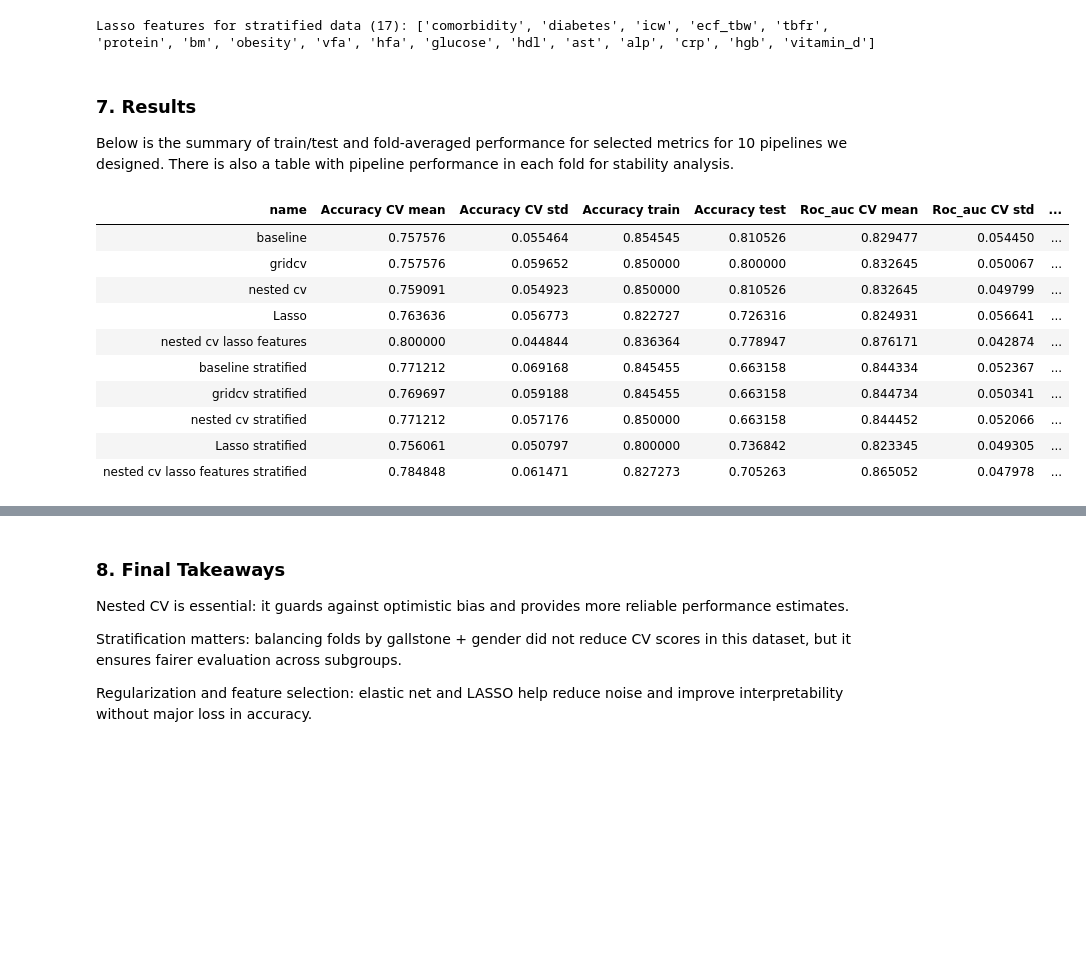
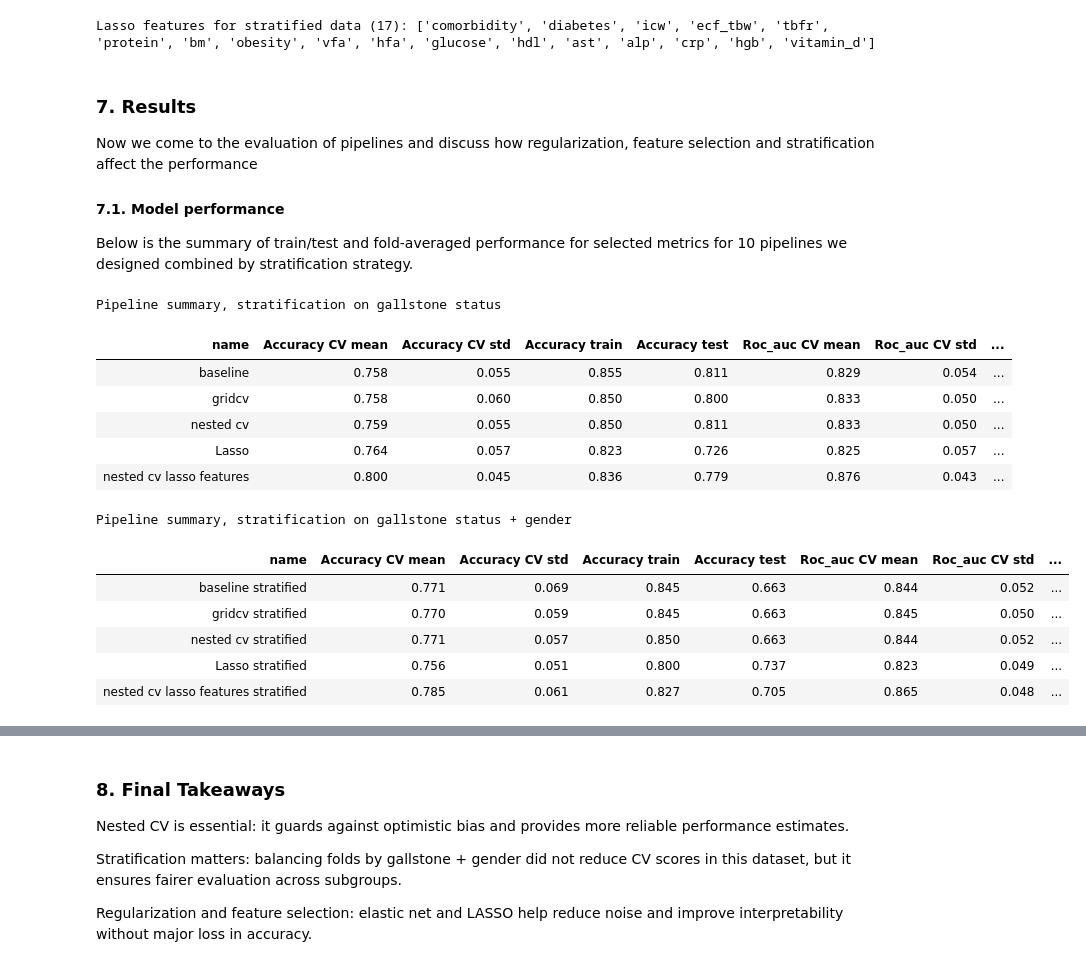
Before and after one commit to AnnaLyamkina/Gallstone-prediction, a Jupyter notebook: 03_regression_model.ipynb, the cells around one changed output, grey strips where cells are left out. Drawn from its saved outputs; the diff is of its cells as text; code cells hidden in the pictures; blank space fills up the shorter version.

```diff
--- a/03_regression_model.ipynb
+++ b/03_regression_model.ipynb
@@ -497,7 +505,9 @@ grid_7.fit(X_train_strat, y_train_strat)
 
 pipeline_7_best = grid_7.best_estimator_
 
-pipelines_results.append(get_pipeline_results(pipeline_7_best, name="gridcv stratified", X_train=X_train_strat, y_train=y_train_strat, X_test=X_test_strat, y_test=y_test_strat, splits=splits_strat))
+pipelines_results.append(get_pipeline_results(
+    pipeline_7_best, name="gridcv stratified", X_train=X_train_strat, y_train=y_train_strat, X_test=X_test_strat, y_test=y_test_strat, splits=splits_strat
+    ))
 # %%
 # nested cv stratified
 nested_cv_fold_scores_strat = []
@@ -544,7 +554,9 @@ pipeline_8 = Pipeline([
     ))
 ])
 
-pipelines_results.append(get_pipeline_results(pipeline_8, name="nested cv stratified", X_train=X_train_strat, y_train=y_train_strat, X_test=X_test_strat, y_test=y_test_strat, splits=splits_strat))
+pipelines_results.append(get_pipeline_results(
+    pipeline_8, name="nested cv stratified", X_train=X_train_strat, y_train=y_train_strat, X_test=X_test_strat, y_test=y_test_strat, splits=splits_strat
+    ))
 # %%
 # Lasso strong stratified
 pipeline_9 = Pipeline([
@@ -561,7 +573,9 @@ pipeline_9 = Pipeline([
 
 
 pipeline_9.fit(X_train_strat, y_train_strat)
-pipelines_results.append(get_pipeline_results(pipeline_9, name="Lasso stratified", X_train=X_train_strat, y_train=y_train_strat, X_test=X_test_strat, y_test=y_test_strat, splits=splits_strat))
+pipelines_results.append(get_pipeline_results(
+    pipeline_9, name="Lasso stratified", X_train=X_train_strat, y_train=y_train_strat, X_test=X_test_strat, y_test=y_test_strat, splits=splits_strat
+    ))
 
 # print("Pipeline 9 coefs:")
 # for (k, v) in zip(X_train_strat.columns, pipeline_9.named_steps["logreg"].coef_[0]):
@@ -620,24 +634,34 @@ pipeline_10 = Pipeline([
         l1_ratio=nested_cv_best_params_strat['logreg__l1_ratio']
     ))
 ])
-pipelines_results.append(get_pipeline_results(pipeline_10, name="nested cv lasso features stratified", X_train=X_train_lasso_strat, y_train=y_train_strat,
-                                              X_test=X_test_lasso_strat, y_test=y_test_strat, splits=splits_strat))
+pipelines_results.append(get_pipeline_results(
+    pipeline_10, name="nested cv lasso features stratified", X_train=X_train_lasso_strat, y_train=y_train_strat,
+                X_test=X_test_lasso_strat, y_test=y_test_strat, splits=splits_strat
+                                              ))
 # %% [markdown]
 ### 7. Results
 
-Below is the summary of train/test and fold-averaged performance for selected metrics for 10 pipelines we designed.  There is also a table with pipeline performance in each fold for stability analysis.
+Now we come to the evaluation of pipelines and discuss how regularization, feature selection and stratification affect the performance
+
+#### 7.1. Model performance
+
+Below is the summary of train/test and fold-averaged performance for selected metrics for 10 pipelines we designed combined by stratification strategy.
 # %%
-show_pipeline_summary(pipelines_results)
+show_pipeline_summary(pipelines_results[:5], title="Pipeline summary, stratification on gallstone status")
+show_pipeline_summary(pipelines_results[5:], title="Pipeline summary, stratification on gallstone status + gender")
 # %% [output]
+Pipeline summary, stratification on gallstone status
 | name | Accuracy CV mean | Accuracy CV std | Accuracy train | Accuracy test | Roc_auc CV mean | Roc_auc CV std | ... |
-| baseline | 0.757576 | 0.055464 | 0.854545 | 0.810526 | 0.829477 | 0.054450 | ... |
-| gridcv | 0.757576 | 0.059652 | 0.850000 | 0.800000 | 0.832645 | 0.050067 | ... |
-| nested cv | 0.759091 | 0.054923 | 0.850000 | 0.810526 | 0.832645 | 0.049799 | ... |
-| Lasso | 0.763636 | 0.056773 | 0.822727 | 0.726316 | 0.824931 | 0.056641 | ... |
-| nested cv lasso features | 0.800000 | 0.044844 | 0.836364 | 0.778947 | 0.876171 | 0.042874 | ... |
-| baseline stratified | 0.771212 | 0.069168 | 0.845455 | 0.663158 | 0.844334 | 0.052367 | ... |
-| gridcv stratified | 0.769697 | 0.059188 | 0.845455 | 0.663158 | 0.844734 | 0.050341 | ... |
-| nested cv stratified | 0.771212 | 0.057176 | 0.850000 | 0.663158 | 0.844452 | 0.052066 | ... |
-| Lasso stratified | 0.756061 | 0.050797 | 0.800000 | 0.736842 | 0.823345 | 0.049305 | ... |
-| nested cv lasso features stratified | 0.784848 | 0.061471 | 0.827273 | 0.705263 | 0.865052 | 0.047978 | ... |
+| baseline | 0.758 | 0.055 | 0.855 | 0.811 | 0.829 | 0.054 | ... |
+| gridcv | 0.758 | 0.060 | 0.850 | 0.800 | 0.833 | 0.050 | ... |
+| nested cv | 0.759 | 0.055 | 0.850 | 0.811 | 0.833 | 0.050 | ... |
+| Lasso | 0.764 | 0.057 | 0.823 | 0.726 | 0.825 | 0.057 | ... |
+| nested cv lasso features | 0.800 | 0.045 | 0.836 | 0.779 | 0.876 | 0.043 | ... |
+Pipeline summary, stratification on gallstone status + gender
+| name | Accuracy CV mean | Accuracy CV std | Accuracy train | Accuracy test | Roc_auc CV mean | Roc_auc CV std | ... |
+| baseline stratified | 0.771 | 0.069 | 0.845 | 0.663 | 0.844 | 0.052 | ... |
+| gridcv stratified | 0.770 | 0.059 | 0.845 | 0.663 | 0.845 | 0.050 | ... |
+| nested cv stratified | 0.771 | 0.057 | 0.850 | 0.663 | 0.844 | 0.052 | ... |
+| Lasso stratified | 0.756 | 0.051 | 0.800 | 0.737 | 0.823 | 0.049 | ... |
+| nested cv lasso features stratified | 0.785 | 0.061 | 0.827 | 0.705 | 0.865 | 0.048 | ... |
 # %% [markdown]
```
Also changed, not shown: parts of 23 cells of this notebook, 1 other file.
